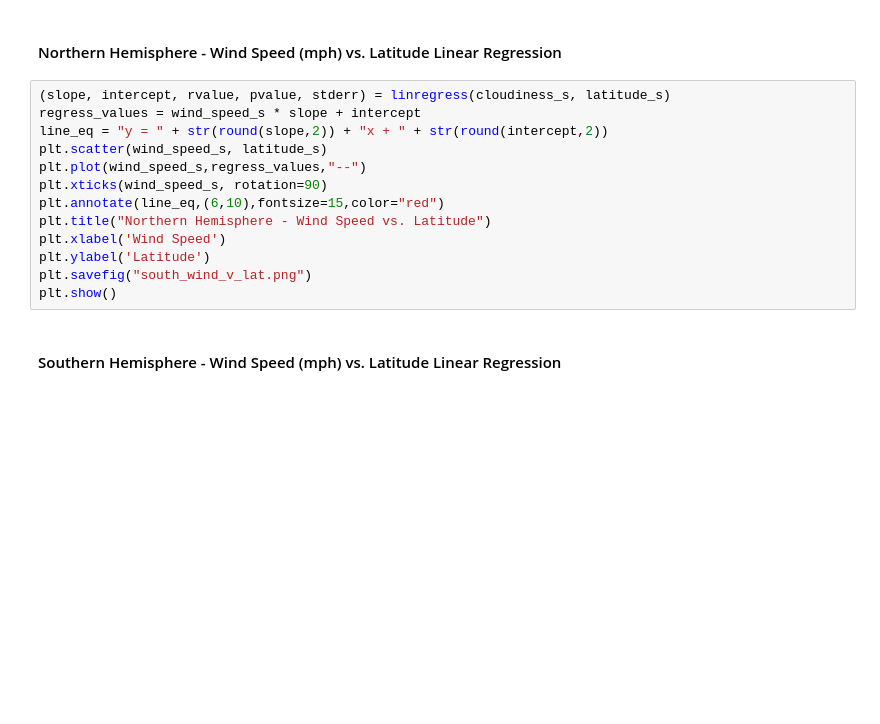
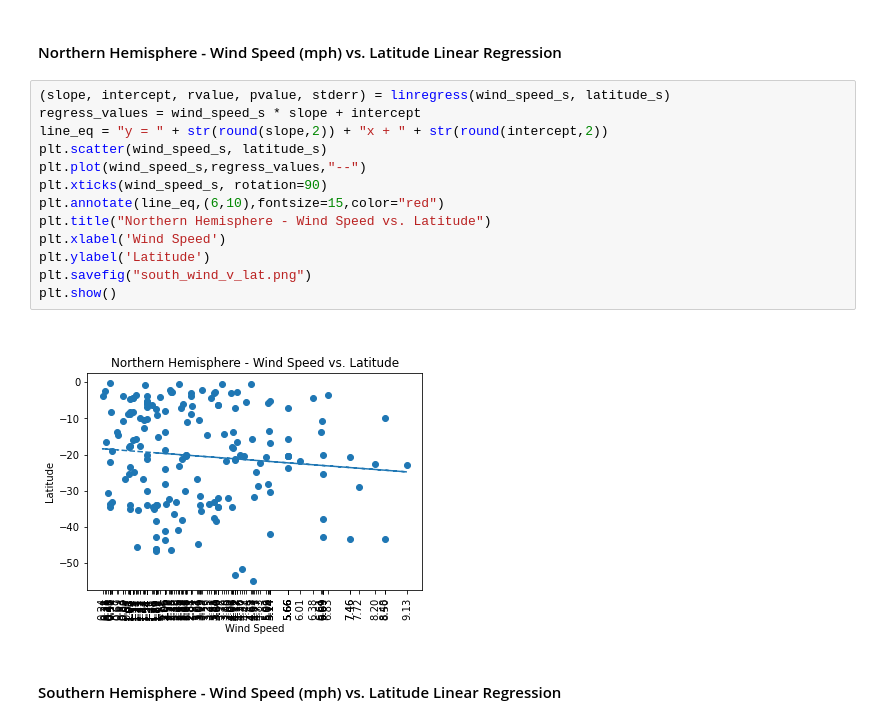
Before and after one commit to candishanks/python-api-challenge, a Jupyter notebook: Weatherpy/WeatherPy.ipynb, the cells around one changed output. Cells and saved outputs as stored; diff of their text form; blank space fills up the shorter version.

```diff
--- a/Weatherpy/WeatherPy.ipynb
+++ b/Weatherpy/WeatherPy.ipynb
@@ -431,17 +431,19 @@ plt.show()
 # %% [markdown]
 ####  Northern Hemisphere - Wind Speed (mph) vs. Latitude Linear Regression
 # %%
-(slope, intercept, rvalue, pvalue, stderr) = linregress(cloudiness_s, latitude_s)
+(slope, intercept, rvalue, pvalue, stderr) = linregress(wind_speed_s, latitude_s)
 regress_values = wind_speed_s * slope + intercept
 line_eq = "y = " + str(round(slope,2)) + "x + " + str(round(intercept,2))
 plt.scatter(wind_speed_s, latitude_s)
 plt.plot(wind_speed_s,regress_values,"--")
 plt.xticks(wind_speed_s, rotation=90)
 plt.annotate(line_eq,(6,10),fontsize=15,color="red")
 plt.title("Northern Hemisphere - Wind Speed vs. Latitude")
 plt.xlabel('Wind Speed')
 plt.ylabel('Latitude')
 plt.savefig("south_wind_v_lat.png")
 plt.show()
+# %% [output]
+[figure, added]
 # %% [markdown]
 ####  Southern Hemisphere - Wind Speed (mph) vs. Latitude Linear Regression
```
Also changed, not shown: 1 other file.
